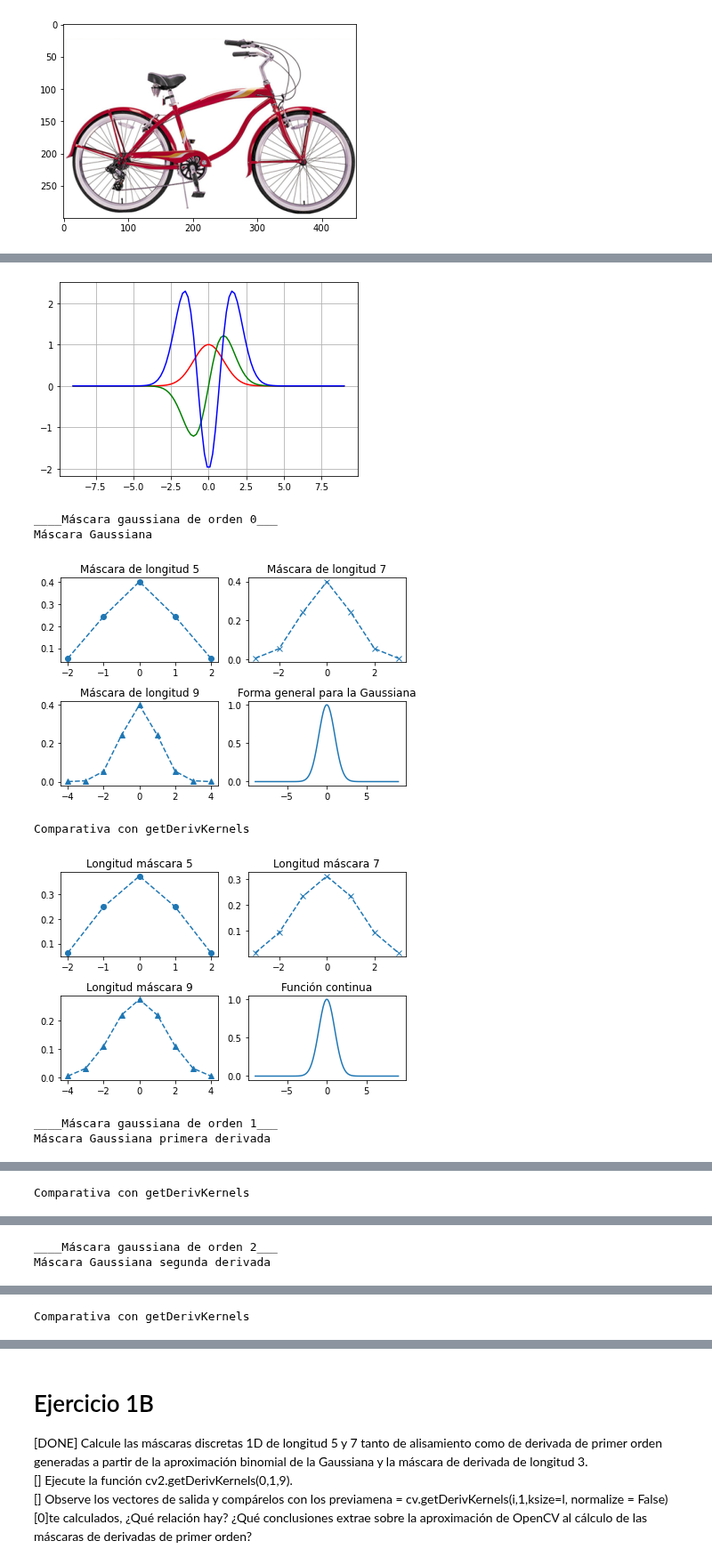
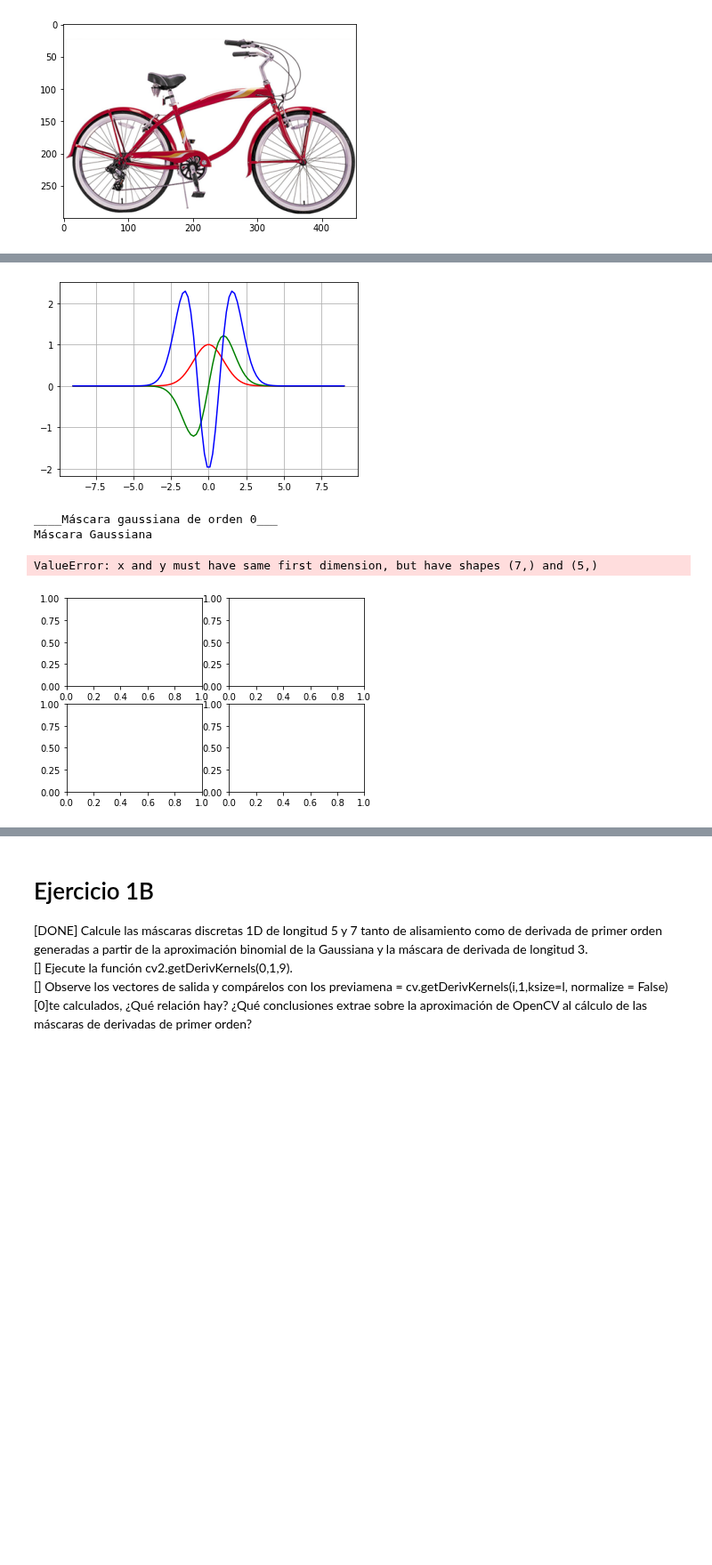
Before and after one commit to BlancaCC/Computer-vision, a Jupyter notebook: practica_1/practica_1.ipynb, the cells around one changed output, grey strips where cells are left out. Shown at 89% size. Drawn from its saved outputs; the diff is of its cells as text; code cells hidden in the pictures; blank space fills up the shorter version.

Commit message:
P1: WIP 1A corrigiendo generalidades

```diff
--- a/practica_1/practica_1.ipynb
+++ b/practica_1/practica_1.ipynb
@@ -222,8 +226,6 @@ fig, ax = plt.subplots()
 ax.grid(True, which='both')
 list( map(lambda x: plt.plot(x_valores, x[0],x[1]), zip(y_valores, colores)))
 plt.show()
-
-
 
 # Declaración de las funciones para calcular la máscara de tamaño T
 
@@ -258,6 +260,40 @@ def MascaraDerivadaSegunda(desviacion_tipica:float , size:int)->list:
         np.float64
     )
     return mascara_sin_normalizar
+MASKS_LIST = [MascaraGaussiana, MascaraDerivadaPrimera,MascaraDerivadaSegunda]
+'''
+La funciones creadas dependen de la desviación típica y del tamaño de la máscara.
+Con el fin de hacerlas menos restrictivas en virtud de la relación T = 2 ceil(3 sigma) +1,
+despejando T y sigma respectivamente obtenemos
+'''
+def DeductSizeTFromSigma(sigma:float)-> int:
+    ''' Calcula tamaño de másacara a partir de sigma'''
+    return int(2* np.ceil(3*sigma) + 1)
+
+def DeductSizeKFromSigma(sigma:float)-> int:
+    ''' Calcula tamaño de másacara a partir de sigma'''
+    return np.ceil(3*sigma)
+
+def DeductSigmaFromT( T: int) -> float:
+    '''Ojo: se supone que 3 sigma = ceil(3sigma) = (T-1)/2'''
+    return (T-1)/6.0
+
+##### Implementación de la función general
+def MascarasGaussianasGeneral(orden : int, sigma: float =None, T: int = None) ->np.array:
+    '''Devuelve máscara de orden \in {0,1,2}
+        sigma o T dato, en  caso de que uno de ellos no sea dado lo deduce por
+        la relación ya mencionado
+    '''
+    # comprobación de que se cumplen las hipótesis
+    assert 0<= orden <= 2
+    assert sigma != None or T != None
+    # Deducción pertinentes si son necesarias
+    if( T == None):
+        T = DeductSizeTFromSigma(sigma)
+    elif(sigma == None):
+        sigma = DeductSigmaFromT(T)
+
+    return MASKS_LIST[orden](sigma, T)
 
 ##### Función para comparar máscaras de forma visual
 def RangoK (k: int):
@@ -274,8 +310,7 @@ def ComparaMascaras (listaMascaras,rangos, nombres):
 
 
 #####  Test
-sigma = 1.0
-lista_desviaciones_tipicas = [1]#, 2.3]
+
 lista_longitudes = [5,7,9]
 colores = ['--o', '--x', '--^']
 funciones = [
@@ -286,37 +321,34 @@ funciones = [
 for j,f in enumerate(funciones):
     print(f'____Máscara gaussiana de orden {j}___')
     mascara=f['funcion']
     print(f['nombre'])
     fig, ax = plt.subplots(2,2)
     # Mis máscaras
-    for i,l in enumerate(lista_longitudes):
-        a = mascara(sigma, l)
+    for i,t in enumerate(lista_longitudes):
+        a =  MascarasGaussianasGeneral(orden=j,T=t)#mascara(sigma, l)
         b = RangoK(l//2)
         ax[i//2, i%2].plot(b, a, colores[i], label=f'k={l//2}')
         ax[i//2, i%2].set_title(f'Máscara de longitud {l}')
     ax[1,1].plot(x_valores, y_valores[j])
     ax[1,1].set_title('Función continua')
     plt.title('Forma general para la Gaussiana')
     fig.tight_layout()
     plt.show()
     # Máscara opencv
     print('Comparativa con getDerivKernels')
     fig, ax = plt.subplots(2,2)
     for i,l in enumerate(lista_longitudes):
         a = cv.getDerivKernels(j,1,ksize=l, normalize = True)[0]
         b = RangoK(l//2)
         ax[i//2, i%2].plot(b, a, colores[i], label=f'cv.getDerivKernels de longitud={l//2}')
         ax[i//2, i%2].set_title(f'Longitud máscara {l}')
     ax[1,1].plot(x_valores, y_valores[j])
     ax[1,1].set_title('Función continua')
     fig.tight_layout()
     plt.show()
 # %% [output]
 [figure]
 ____Máscara gaussiana de orden 0___
 Máscara Gaussiana
+ValueError: x and y must have same first dimension, but have shapes (7,) and (5,)
-[figure, old version]
+[figure, new version]
-Comparativa con getDerivKernels
-[figure, removed]
-____Máscara gaussiana de orden 1___
-Máscara Gaussiana primera derivada
@@ -324 +354,0 @@ Máscara Gaussiana primera derivada
-Comparativa con getDerivKernels
@@ -326,2 +354,0 @@ Comparativa con getDerivKernels
-____Máscara gaussiana de orden 2___
-Máscara Gaussiana segunda derivada
@@ -329 +354,0 @@ Máscara Gaussiana segunda derivada
-Comparativa con getDerivKernels
```
Also changed, not shown: parts of 9 cells of this notebook.
